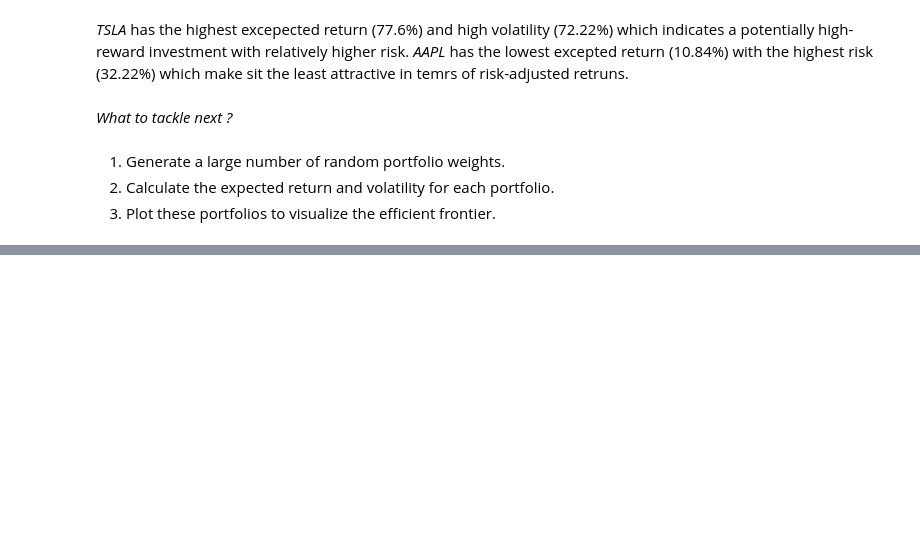
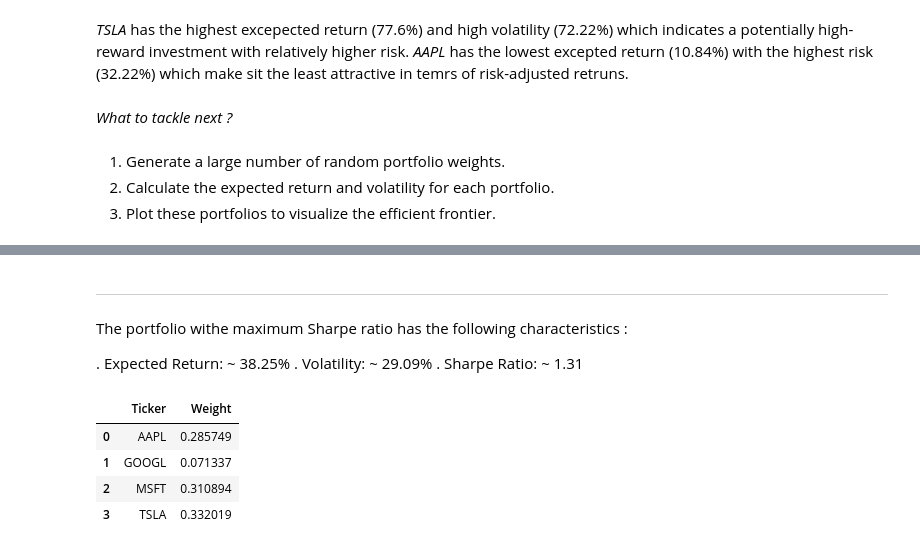
Before and after one commit to naoufal2807/Stock-Market-Portfolio-Optimization, a Jupyter notebook: Analytics..ipynb, the cells around one changed output, grey strips where cells are left out. Saved outputs shown, nothing was run; the diff lists cells and outputs as text; code cells hidden in the pictures; blank space fills up the shorter version.

```diff
--- a/Analytics..ipynb
+++ b/Analytics..ipynb
@@ -176,0 +208,34 @@ for i in range(num_portfolios):
+# %% [markdown]
+------------------------------------------------------
+The portfolio withe maximum Sharpe ratio has the following characteristics :
+
+. Expected Return: ~ 38.25%
+. Volatility: ~ 29.09%
+. Sharpe Ratio: ~ 1.31
+# %%
+# The poftolio that yield the maximum Sharpe ratio
+
+max_sharpe_weights = np.zeros(len(unique_tickers))
+
+for i in range(num_portfolios):
+    weights = np.random.random(len(unique_tickers))
+    weights /= np.sum(weights)
+
+    portfolio_return, portfolio_volatility = calculate_portfolio_performance(weights, excepted_returns, cov_matrix)
+
+    if results[2, i] == max_sharpe_ratio:
+        max_sharpe_weights = weights
+        break
+
+portofolio_weights = pd.DataFrame({
+    'Ticker': unique_tickers,
+    'Weight': max_sharpe_weights
+})
+
+portofolio_weights
+# %% [output]
+|  | Ticker | Weight |
+| 0 | AAPL | 0.285749 |
+| 1 | GOOGL | 0.071337 |
+| 2 | MSFT | 0.310894 |
+| 3 | TSLA | 0.332019 |
```
Also changed, not shown: parts of 5 cells of this notebook.
